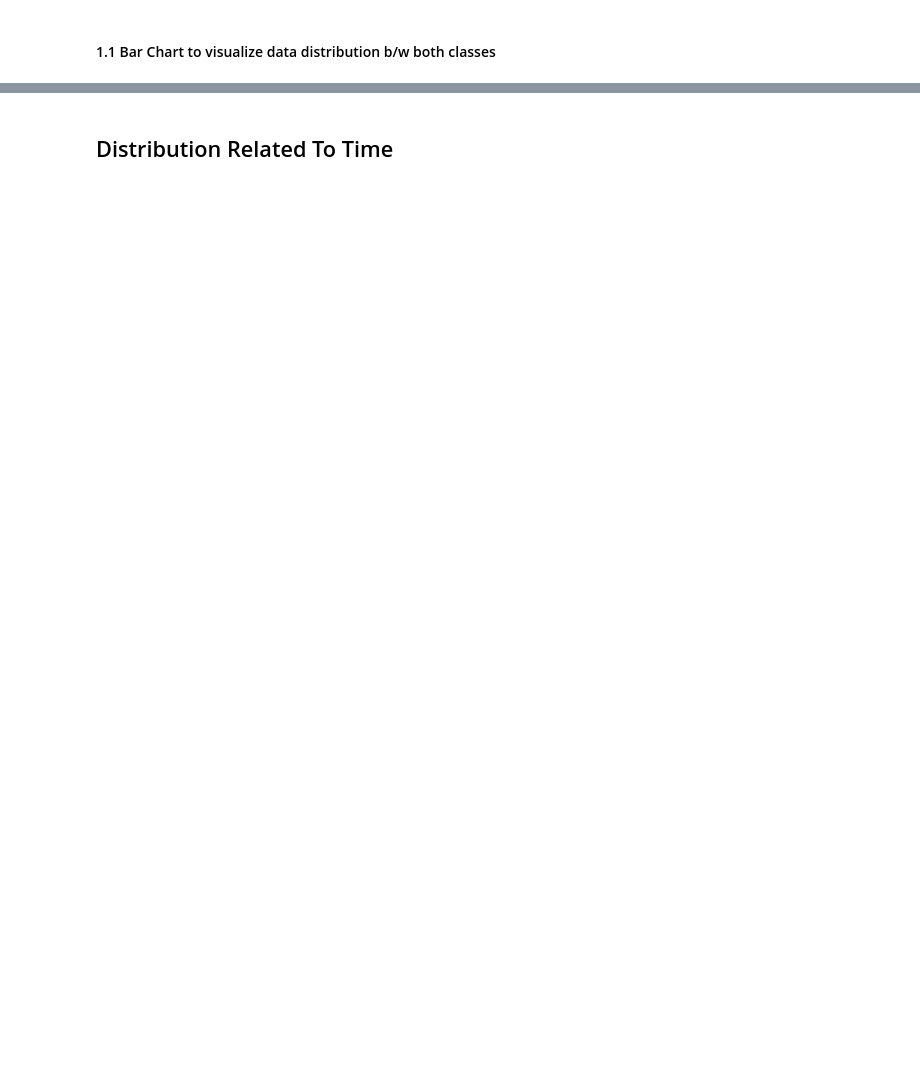
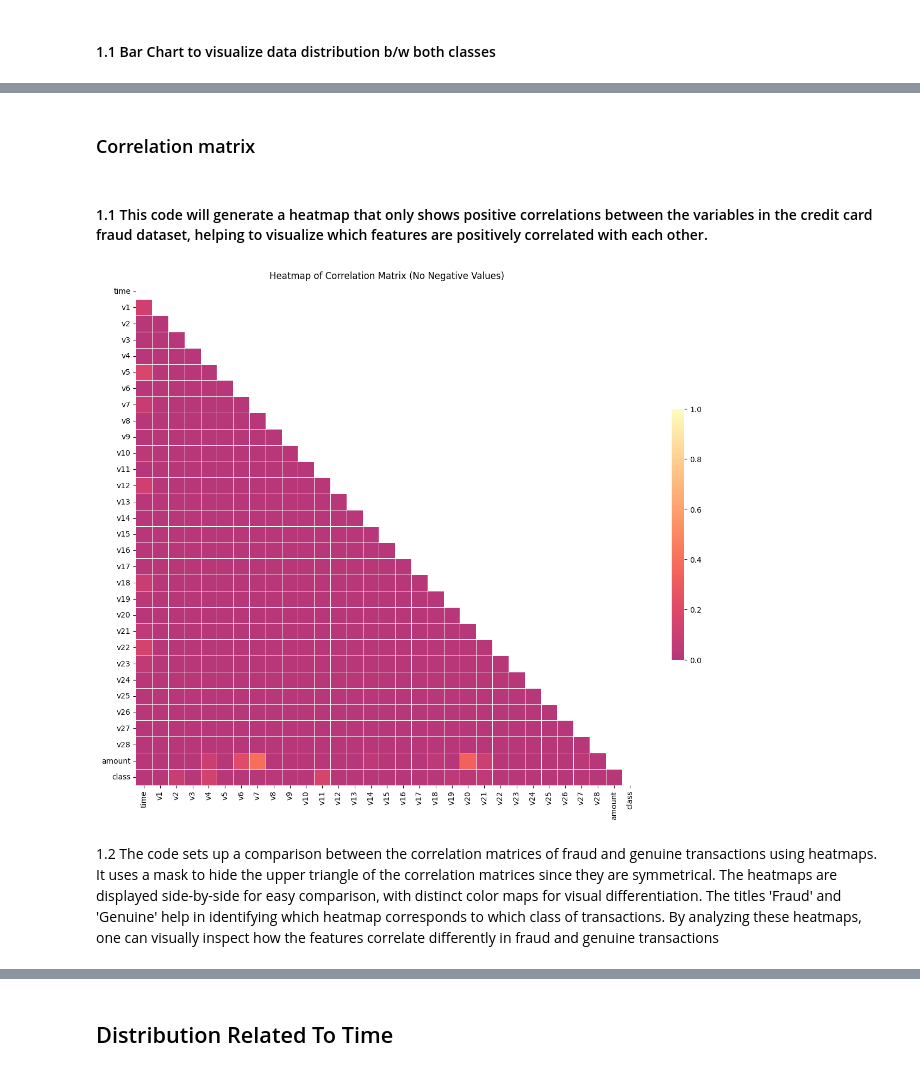
Before and after one commit to WildCodeWolf/Your-Data-Is-Mine, a Jupyter notebook: CreditCardEDA.ipynb, the cells around one changed output, grey strips where cells are left out. Cells and saved outputs as stored; diff of their text form; code cells hidden in the pictures; blank space fills up the shorter version.

```diff
--- a/CreditCardEDA.ipynb
+++ b/CreditCardEDA.ipynb
@@ -246,0 +229,32 @@ df.corrwith(df['class']).sort_values(ascending=False).plot.bar(
+# %% [markdown]
+### Correlation matrix
+# %% [markdown]
+#### 1.1  This code will generate a heatmap that only shows positive correlations between the variables in the credit card fraud dataset, helping to visualize which features are positively correlated with each other.
+# %%
+# Calculate the correlation matrix
+corr = df.corr()
+
+# Mask the negative correlations
+corr[corr < 0] = 0
+
+# Generate a mask for the upper triangle
+mask = np.zeros_like(corr, dtype=bool)
+mask[np.triu_indices_from(mask)] = True
+
+# Set up the matplotlib figure
+plt.figure(figsize=(16, 12))
+
+# Draw the heatmap with the mask and correct aspect ratio
+sns.heatmap(corr, mask=mask, cmap='magma', vmax=1, center=0,
+            square=True, linewidths=.5, cbar_kws={"shrink": .5})
+
+plt.title('Heatmap of Correlation Matrix (No Negative Values)')
+plt.show()
+# %% [output]
+[figure, added]
+# %% [markdown]
+1.2 The code sets up a comparison between the correlation matrices of fraud and genuine transactions using heatmaps.
+It uses a mask to hide the upper triangle of the correlation matrices since they are symmetrical.
+The heatmaps are displayed side-by-side for easy comparison, with distinct color maps for visual differentiation.
+The titles 'Fraud' and 'Genuine' help in identifying which heatmap corresponds to which class of transactions.
+By analyzing these heatmaps, one can visually inspect how the features correlate differently in fraud and genuine transactions
```
Also changed, not shown: parts of 45 cells of this notebook.
